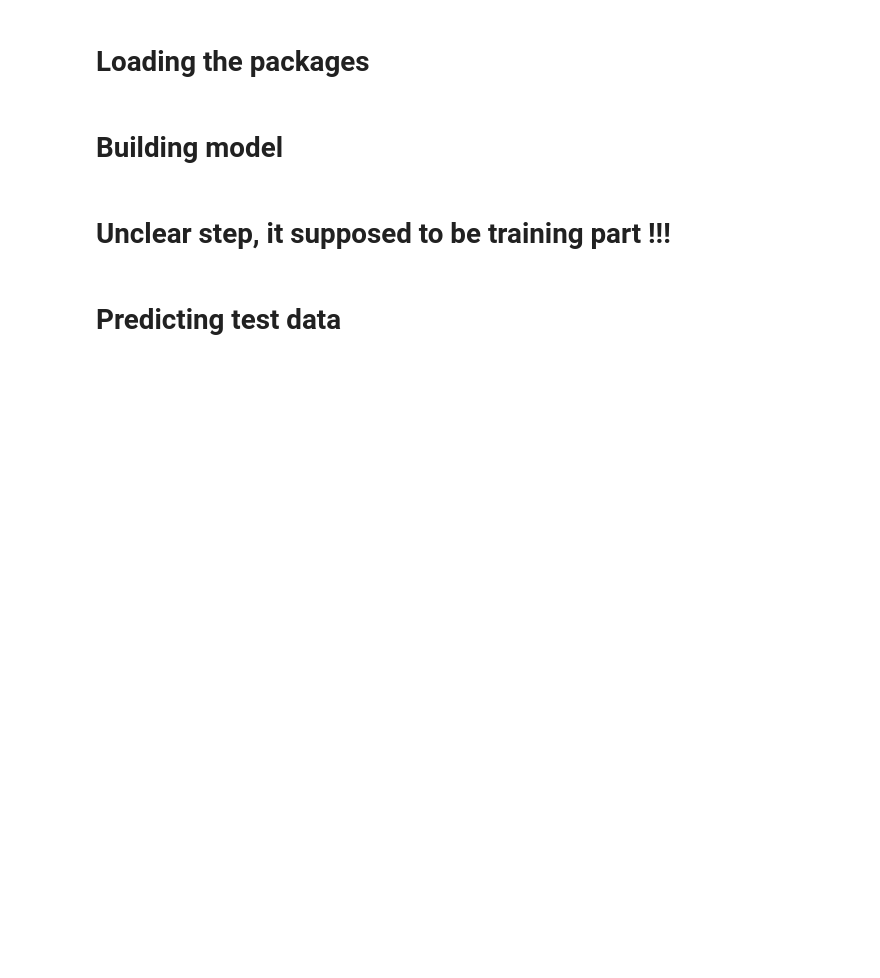
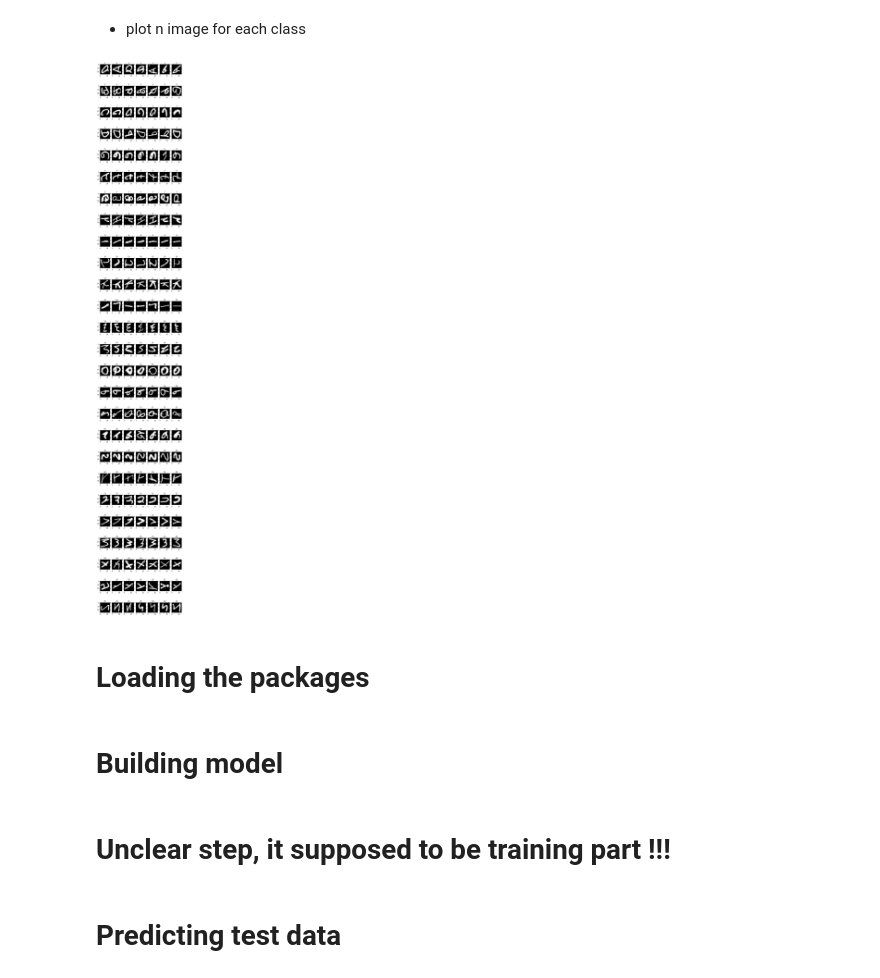
Before and after one commit to irzref/OCR-CNN, a Jupyter notebook: OCR-CNN.ipynb, the cells around one changed output. Saved outputs shown, nothing was run; the diff lists cells and outputs as text; code cells hidden in the pictures; blank space fills up the shorter version.

```diff
--- a/OCR-CNN.ipynb
+++ b/OCR-CNN.ipynb
@@ -67,0 +149,16 @@ for i in range(0,8):   #validate the first 5 records
+# %% [markdown]
+* plot n image for each class
+# %%
+num_sample = 7
+
+fig, axes = plt.subplots(len(unique_class),num_sample, figsize=(10,70))
+
+for i in np.nditer(unique_class):
+    pixel_val_arr = df_train.loc[df_train_y.iloc[:,0] == i].iloc[:,1:].head(num_sample).values
+
+    for j in range(0,num_sample):
+        pixel_val = pixel_val_arr[j].reshape(28,28)
+        axes[i-1][j].imshow(pixel_val, cmap='gray')
+        axes[i-1][j].set_title(i)
+# %% [output]
+[figure, added]
```
Also changed, not shown: parts of 29 cells of this notebook, 2 other files.
